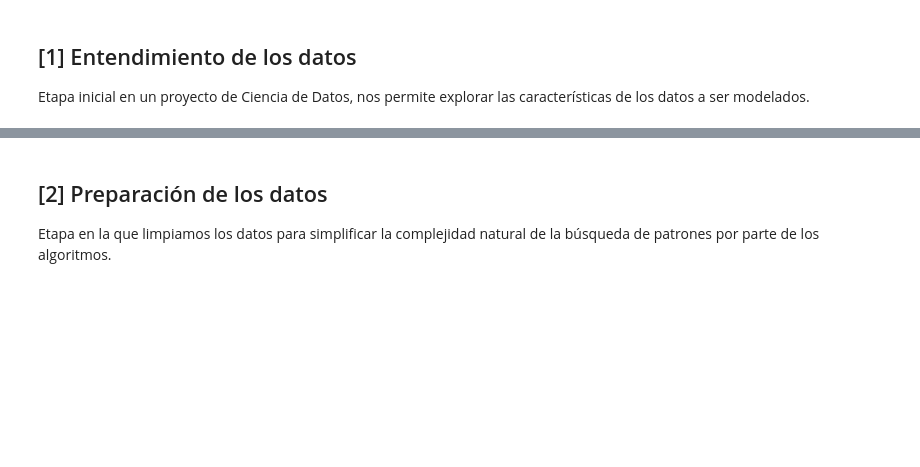
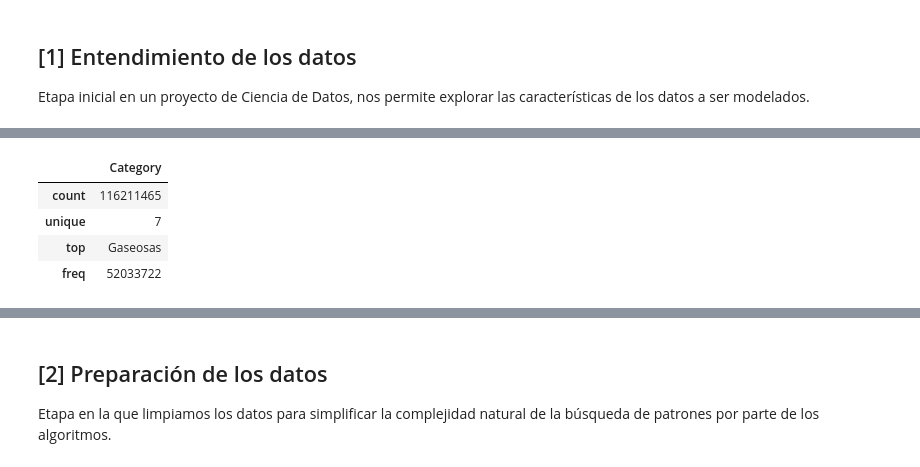
Before and after one commit to escorpio11/programa-python, a Jupyter notebook: modulo_3/Actividad_41_Pandas.ipynb, the cells around one changed output, grey strips where cells are left out. Saved outputs shown, nothing was run; the diff lists cells and outputs as text; code cells hidden in the pictures; blank space fills up the shorter version.

```diff
--- a/modulo_3/Actividad_41_Pandas.ipynb
+++ b/modulo_3/Actividad_41_Pandas.ipynb
@@ -34,0 +54,8 @@ data[['Quantity']].describe()
+# %%
+data[['Category']].describe()
+# %% [output]
+|  | Category |
+| count | 116211465 |
+| unique | 7 |
+| top | Gaseosas |
+| freq | 52033722 |
```
Also changed, not shown: parts of 16 cells of this notebook.
